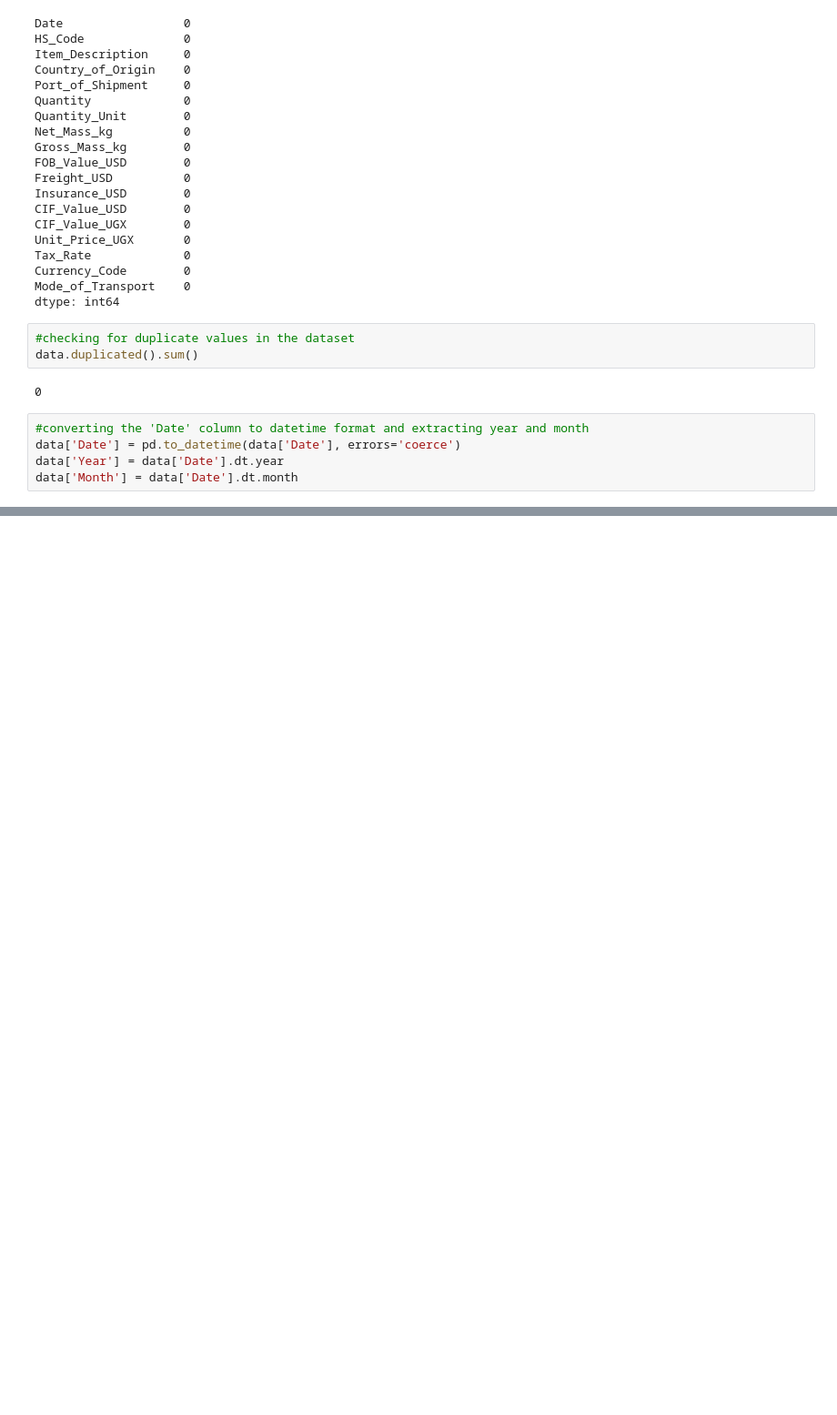
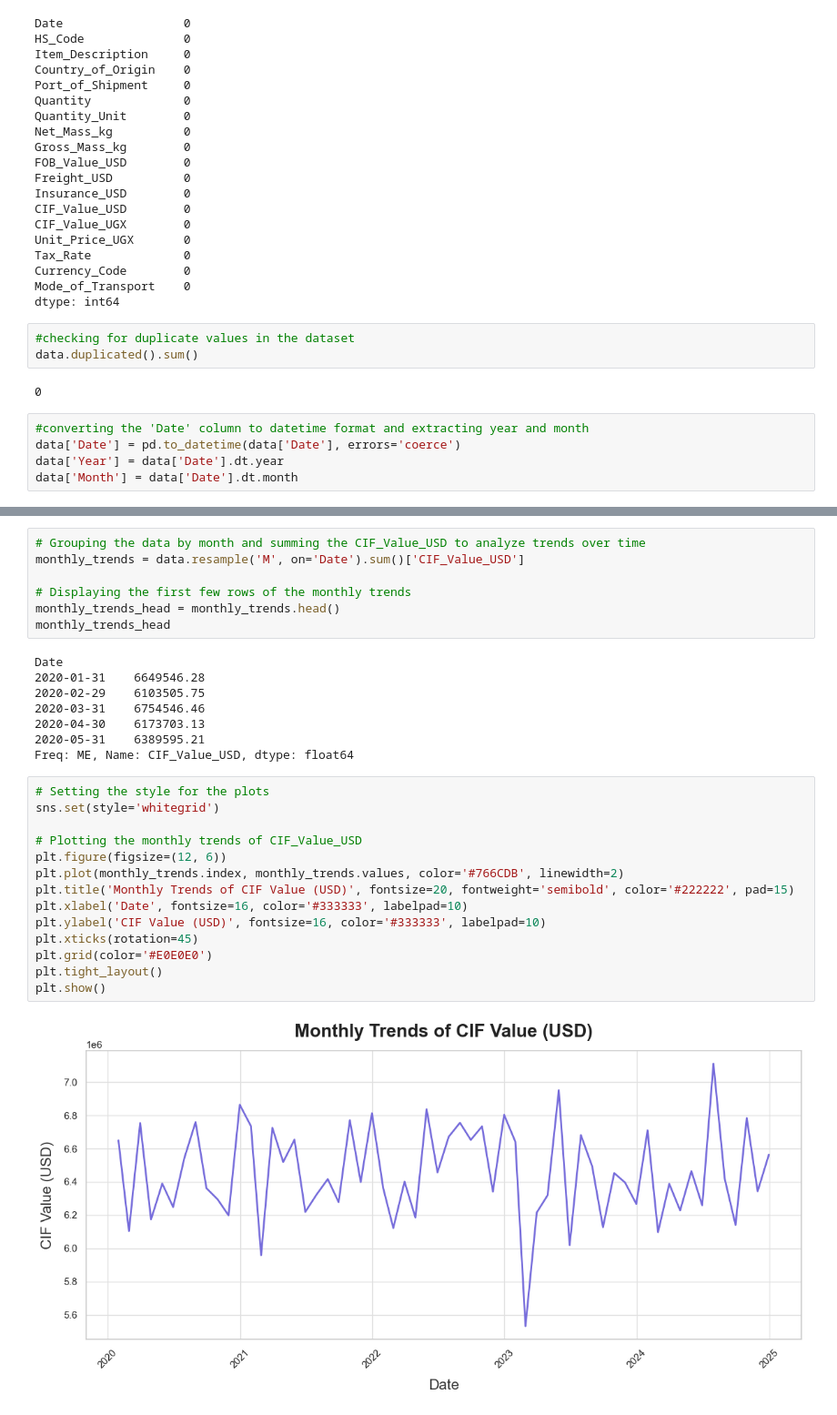
Before and after one commit to sentongo-web/MSDS, a Jupyter notebook: uganda_trade.ipynb, the cells around one changed output, grey strips where cells are left out. Shown: that part at 91% size. Saved outputs shown, nothing was run; the diff lists cells and outputs as text; blank space fills up the shorter version.

```diff
--- a/uganda_trade.ipynb
+++ b/uganda_trade.ipynb
@@ -194,0 +250,31 @@ data['Month'] = data['Date'].dt.month
+# %%
+# Grouping the data by month and summing the CIF_Value_USD to analyze trends over time
+monthly_trends = data.resample('M', on='Date').sum()['CIF_Value_USD']
+
+# Displaying the first few rows of the monthly trends
+monthly_trends_head = monthly_trends.head()
+monthly_trends_head
+# %% [output]
+Date
+2020-01-31    6649546.28
+2020-02-29    6103505.75
+2020-03-31    6754546.46
+2020-04-30    6173703.13
+2020-05-31    6389595.21
+Freq: ME, Name: CIF_Value_USD, dtype: float64
+# %%
+# Setting the style for the plots
+sns.set(style='whitegrid')
+
+# Plotting the monthly trends of CIF_Value_USD
+plt.figure(figsize=(12, 6))
+plt.plot(monthly_trends.index, monthly_trends.values, color='#766CDB', linewidth=2)
+plt.title('Monthly Trends of CIF Value (USD)', fontsize=20, fontweight='semibold', color='#222222', pad=15)
+plt.xlabel('Date', fontsize=16, color='#333333', labelpad=10)
+plt.ylabel('CIF Value (USD)', fontsize=16, color='#333333', labelpad=10)
+plt.xticks(rotation=45)
+plt.grid(color='#E0E0E0')
+plt.tight_layout()
+plt.show()
+# %% [output]
+[figure, added]
```
Also changed, not shown: parts of 7 cells of this notebook.
